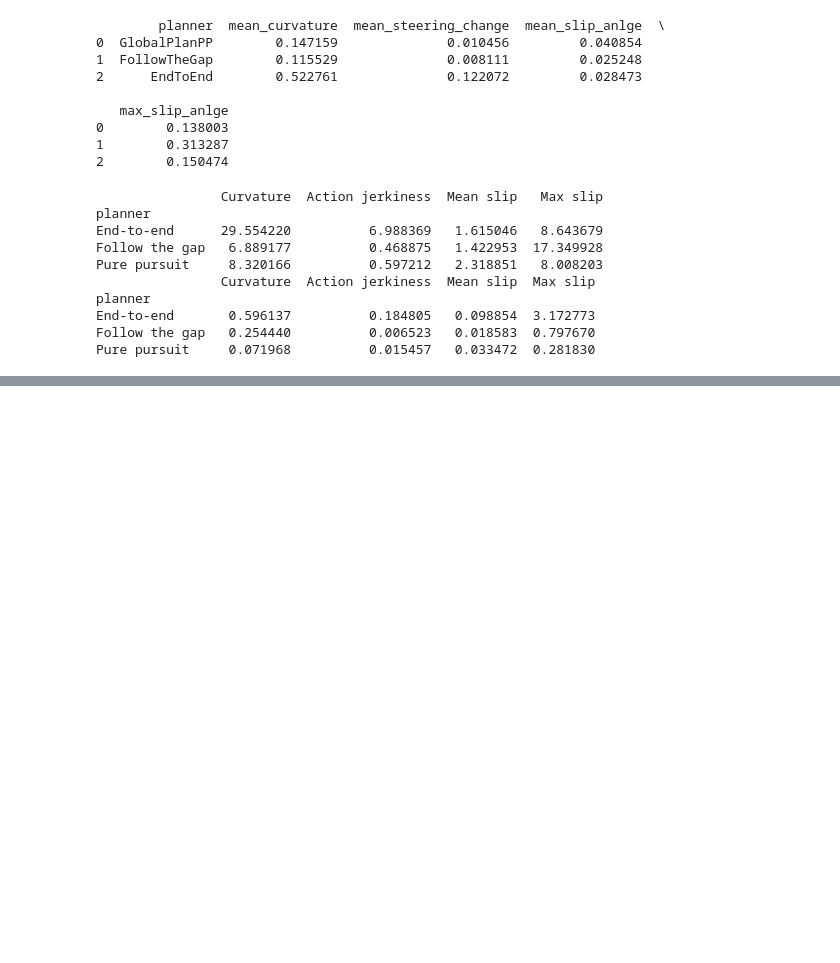
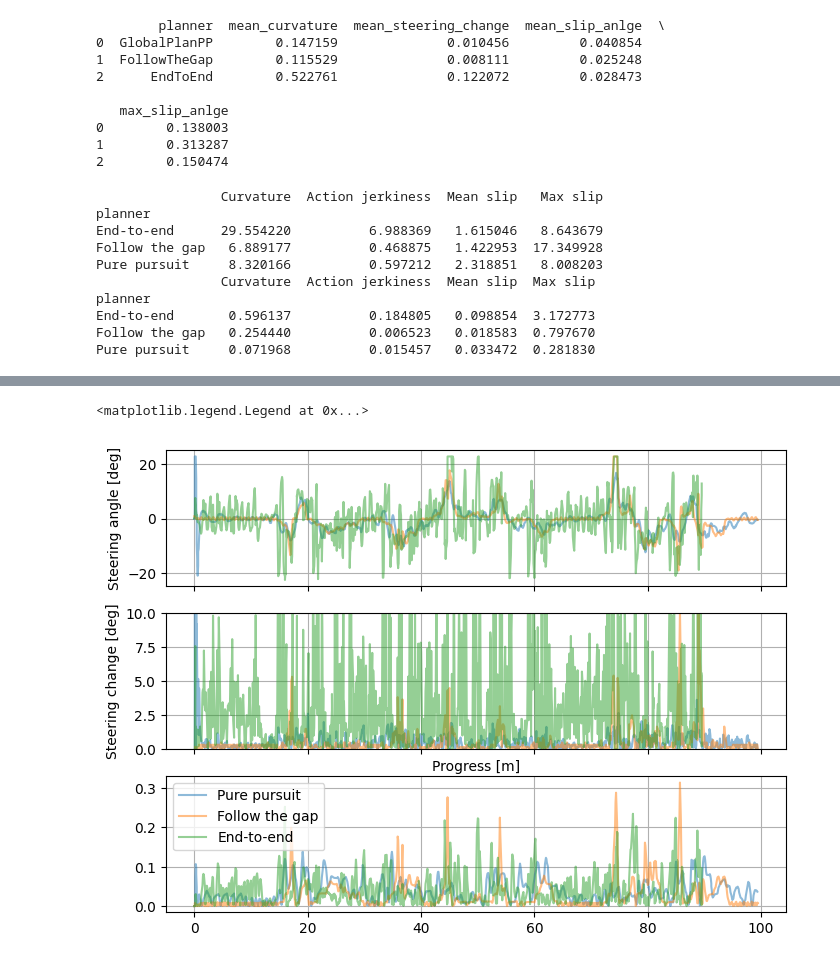
Before and after one commit to BDEvan5/f1tenth_benchmarks, a Jupyter notebook: Notebooks/benchmark_results.ipynb, the cells around one changed output, grey strips where cells are left out. Cells and saved outputs as stored; diff of their text form; code cells hidden in the pictures; blank space fills up the shorter version.

```diff
--- a/Notebooks/benchmark_results.ipynb
+++ b/Notebooks/benchmark_results.ipynb
@@ -189,3 +210,45 @@ Text(0, 0.5, 'Frequency [%]')
+# %%
+map_name = "esp"
+lap_n = 1
+from matplotlib.ticker import PercentFormatter
+
+dfs = []
+for i in range(3):
+    data = np.load(f"../Logs/{planners[i]}/RawData_{test_ids[i]}/SimLog_{map_name}_{lap_n}.npy")[1:, :] #remove first repeated entry
+    df = pd.DataFrame(data, columns=["x", "y", "steer", "speed", "yaw", "yaw_rate", "slip", "steer_a", "speed_a", "progress"])
+    df.steer_a = df.steer_a * 180 / np.pi
+    df.progress = df.progress * 100
+    df = df[["steer_a", "progress", "slip"]]
+    df["d_steer"] = df.steer_a.diff().abs()
+    dfs.append(df)
+
+# df = pd.concat(dfs, axis=1)
+# df.columns = neat_planner_names
+
+# df_d = df.diff().abs()
+
+fig, (ax1, ax2, ax3) = plt.subplots(3, 1, figsize=(8, 6), sharex=True)
+ax1.set_ylabel("Steering angle [deg]")
+ax2.set_xlabel("Progress [m]")
+ax2.set_ylabel("Steering change [deg]")
+
+for i in range(3):
+    df = dfs[i]
+    ax1.plot(df["progress"], df["steer_a"], label=neat_planner_names[i], alpha=0.5)
+
+    ax2.plot(df["progress"], df["d_steer"], label=neat_planner_names[i], alpha=0.5)
+
+    ax3.plot(df["progress"], df["slip"].abs(), label=neat_planner_names[i], alpha=0.5)
+
+ax1.grid(True)
+ax2.grid(True)
+ax2.set_ylim(0, 10)
+ax3.grid(True)
+
+plt.legend()
+# %% [output]
+<matplotlib.legend.Legend at 0x...>
+[figure, added]
 # %%
 map_name = "esp"
 lap_n = 1
```
Also changed, not shown: parts of 7 cells of this notebook, 5 other files.
